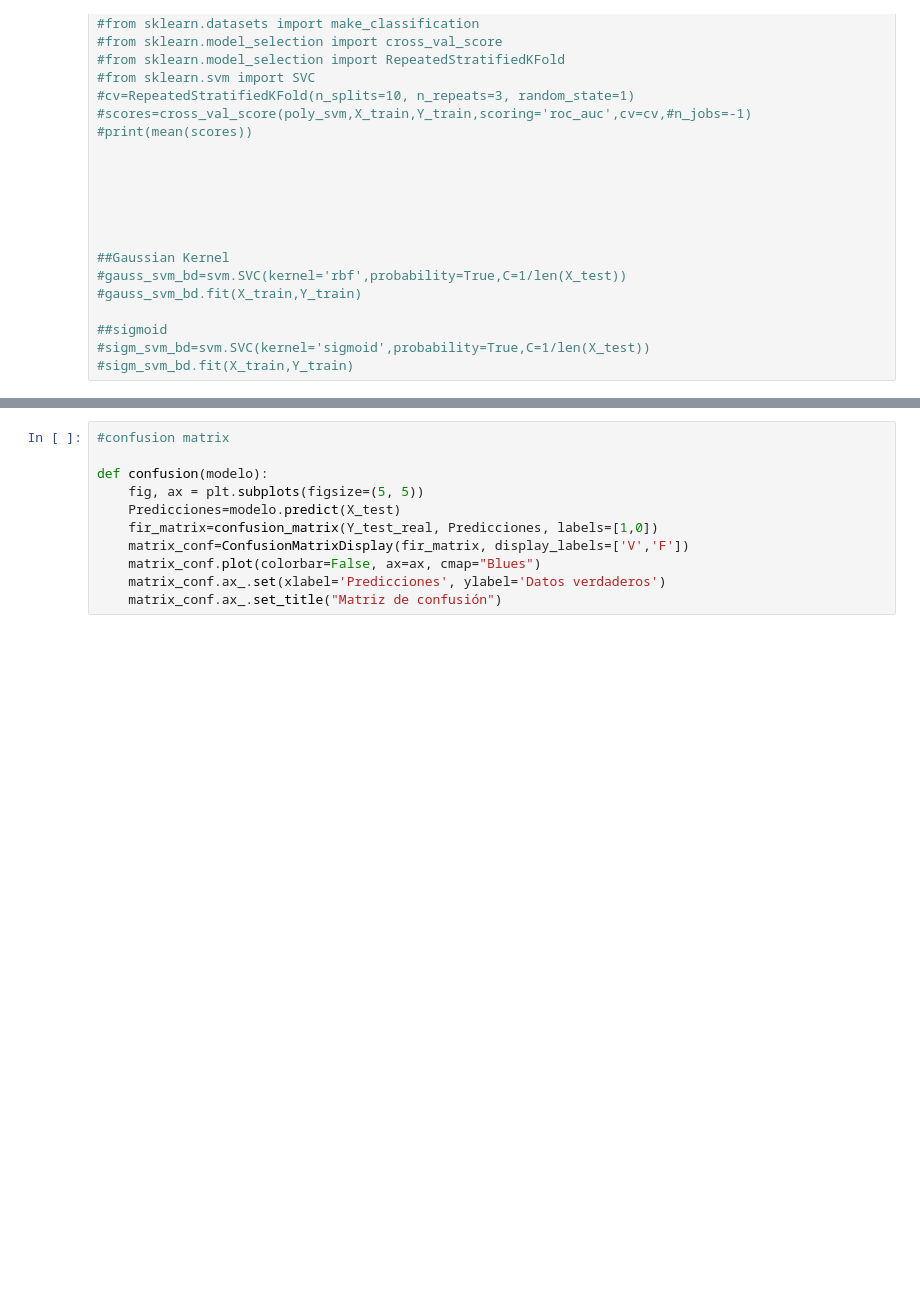
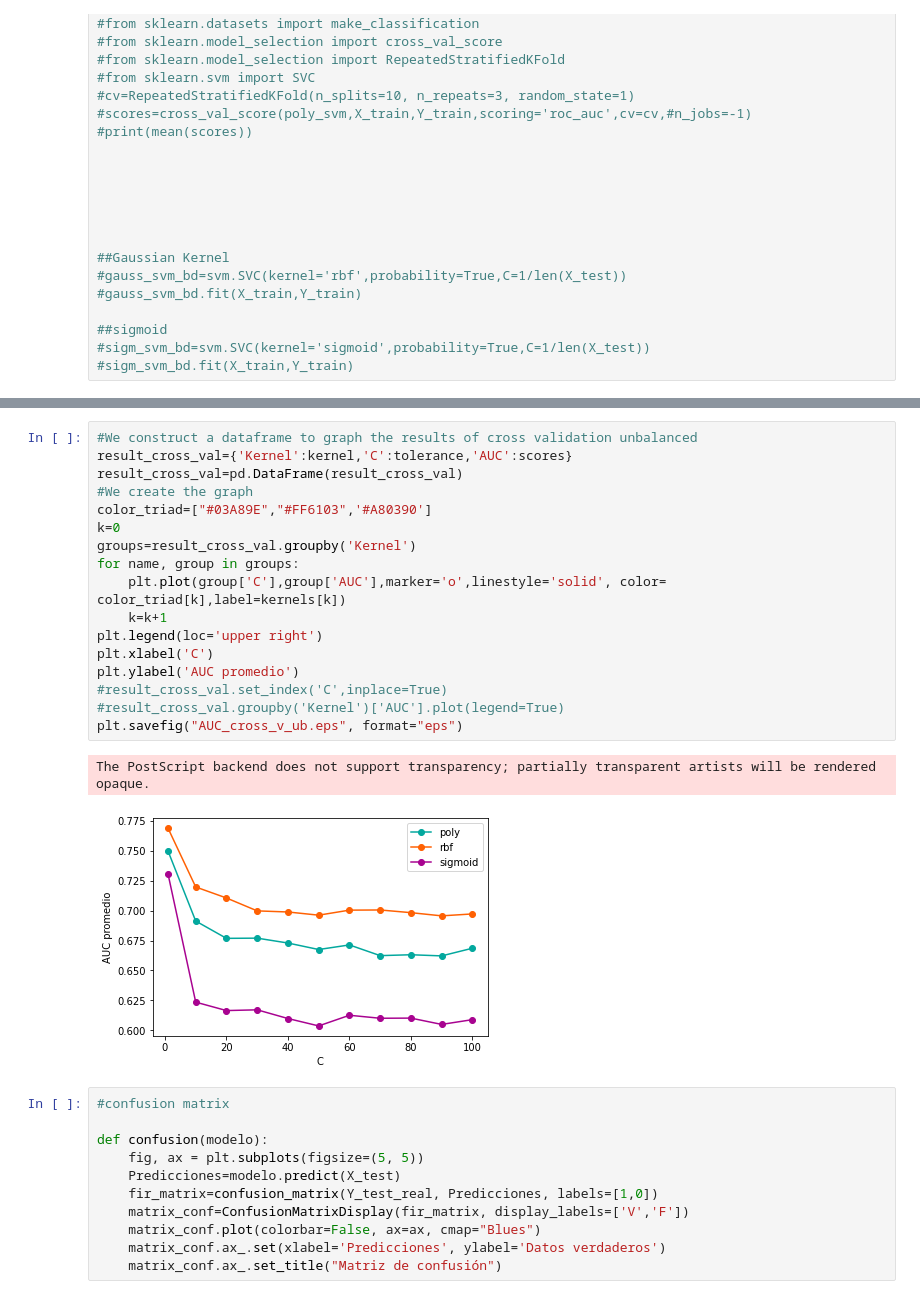
Before and after one commit to Afr063426/Proyecto_Est_Act_II, a Jupyter notebook: codigo.ipynb, the cells around one changed output, grey strips where cells are left out. Cells and saved outputs as stored; diff of their text form; blank space fills up the shorter version.

```diff
--- a/codigo.ipynb
+++ b/codigo.ipynb
@@ -475,3 +505,23 @@ plt.legend(loc='upper right')
+# %%
+#We construct a dataframe to graph the results of cross validation unbalanced
+result_cross_val={'Kernel':kernel,'C':tolerance,'AUC':scores}
+result_cross_val=pd.DataFrame(result_cross_val)
+#We create the graph
+color_triad=["#03A89E","#FF6103",'#A80390']
+k=0
+groups=result_cross_val.groupby('Kernel')
+for name, group in groups:
+    plt.plot(group['C'],group['AUC'],marker='o',linestyle='solid', color= color_triad[k],label=kernels[k])
+    k=k+1
+plt.legend(loc='upper right')
+plt.xlabel('C')
+plt.ylabel('AUC promedio')
+#result_cross_val.set_index('C',inplace=True)
+#result_cross_val.groupby('Kernel')['AUC'].plot(legend=True)
+plt.savefig("AUC_cross_v_ub.eps", format="eps")
+# %% [output]
+The PostScript backend does not support transparency; partially transparent artists will be rendered opaque.
+[figure, added]
 # %%
 #confusion matrix
 
```
Also changed, not shown: parts of 4 cells of this notebook, 8 other files.
